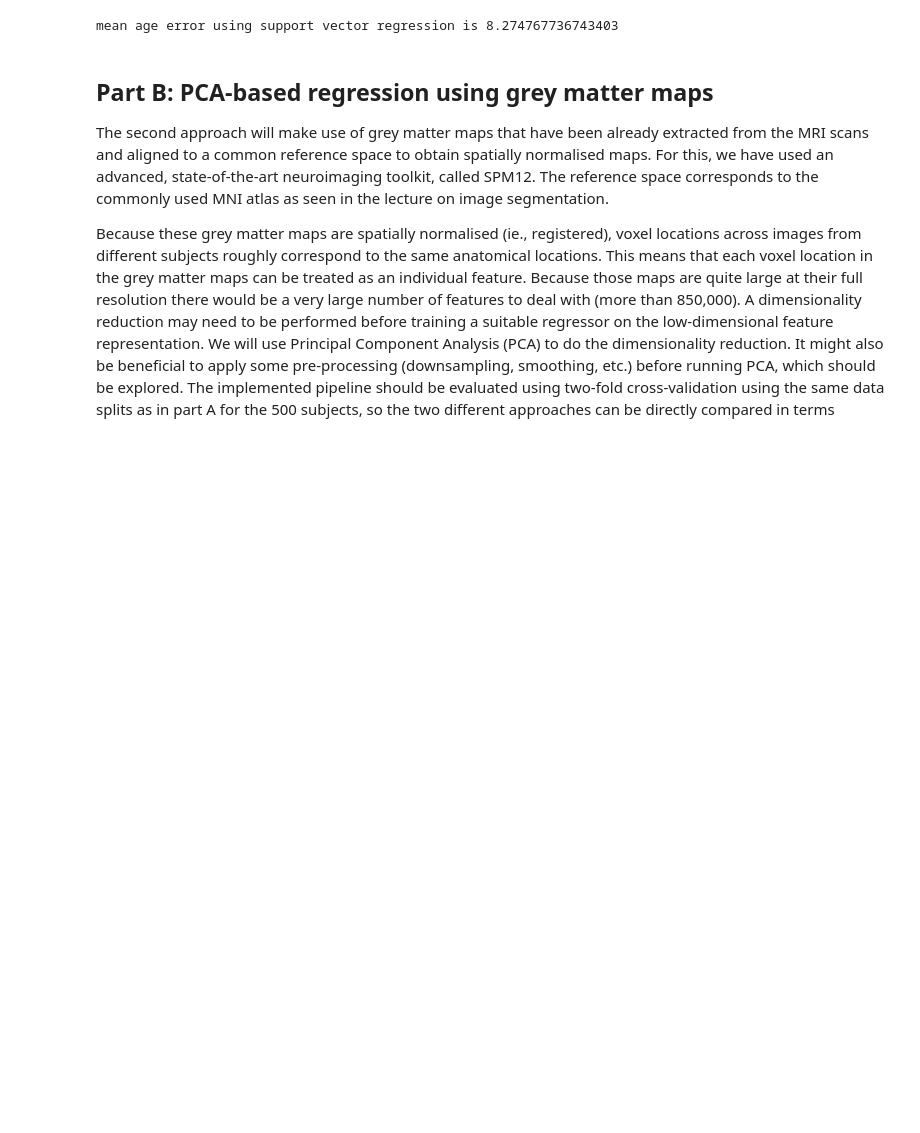
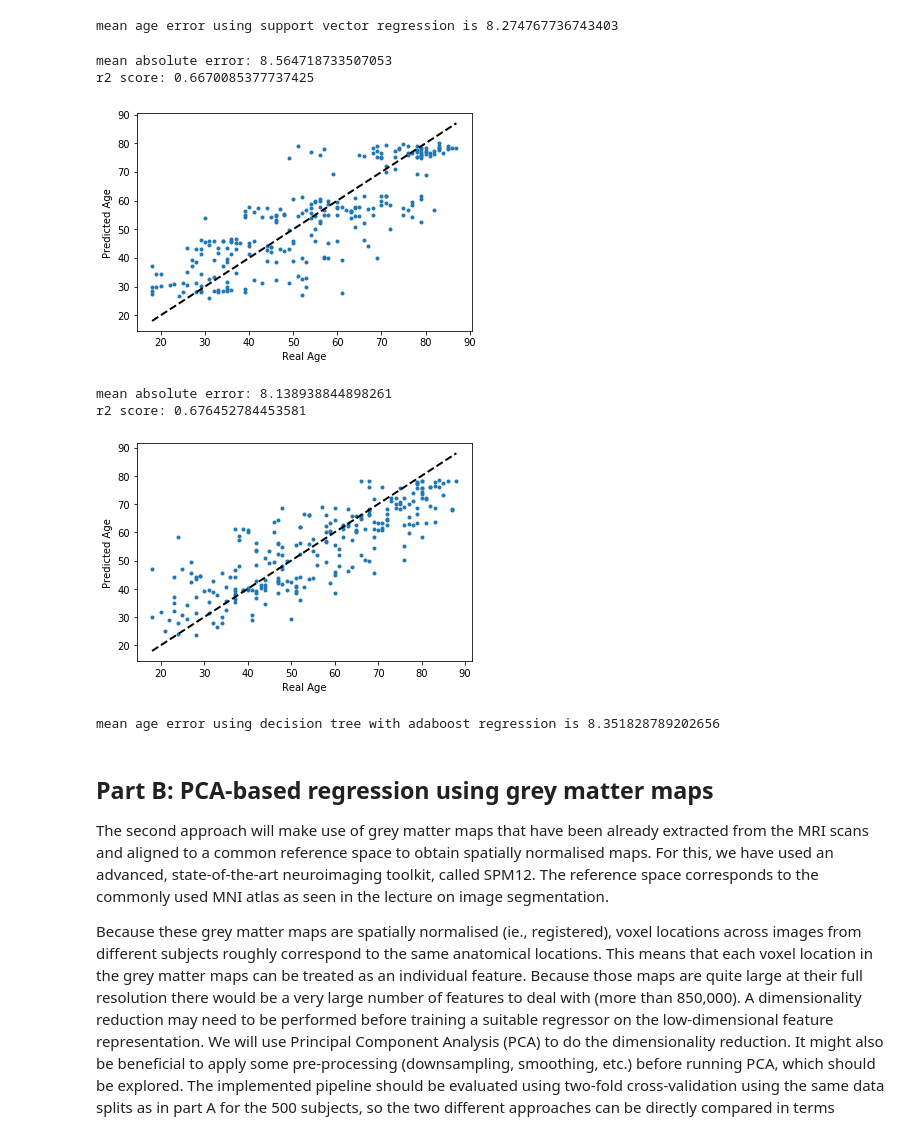
Before and after one commit to ClaraGila/MLICoursework, a Jupyter notebook: CW-Brain-Age-PartA.ipynb, the cells around one changed output. Saved outputs shown, nothing was run; the diff lists cells and outputs as text; code cells hidden in the pictures; blank space fills up the shorter version.

```diff
--- a/CW-Brain-Age-PartA.ipynb
+++ b/CW-Brain-Age-PartA.ipynb
@@ -1000,6 +1000,40 @@ mean absolute error: 8.103156178252513
 r2 score: 0.6959736305912734
 [figure]
 mean age error using support vector regression is 8.274767736743403
+# %%
+#decision tree with adaboost regression model
+from sklearn.tree import DecisionTreeRegressor
+from sklearn.ensemble import AdaBoostRegressor
+
+kf = KFold(n_splits=2)
+rng = np.random.RandomState(1)
+# dt_reg = DecisionTreeRegressor(max_depth=4)
+ada_reg = AdaBoostRegressor(DecisionTreeRegressor(max_depth=4),
+                          n_estimators=300, random_state=rng)
+ensemble_err = 0
+
+for train, test in kf.split(X):
+  X_train, y_train, X_test, y_test = X[train], y[train], X[test], y[test]
+  y_train = np.reshape(y_train, (1, -1))[0]
+  y_test = np.reshape(y_test, (1, -1))[0]
+
+  # dt_reg.fit(X_train, y_train)
+  ada_reg.fit(X_train, y_train)
+  # dt_y_pred = dt_reg.predict(X_test)
+  ada_y_pred = ada_reg.predict(X_test)
+  ensemble_err += mean_absolute_error(ada_y_pred, y_test)
+  plot(y_test, ada_y_pred)
+
+ada_mean_age_err = ensemble_err /2
+print("mean age error using decision tree with adaboost regression is {}".format(ada_mean_age_err))
+# %% [output]
+mean absolute error: 8.564718733507053
+r2 score: 0.6670085377737425
+[figure, added]
+mean absolute error: 8.138938844898261
+r2 score: 0.676452784453581
+[figure, added]
+mean age error using decision tree with adaboost regression is 8.351828789202656
 # %% [markdown]
 ## Part B: PCA-based regression using grey matter maps
 
```
Also changed, not shown: parts of 4 cells of this notebook.
